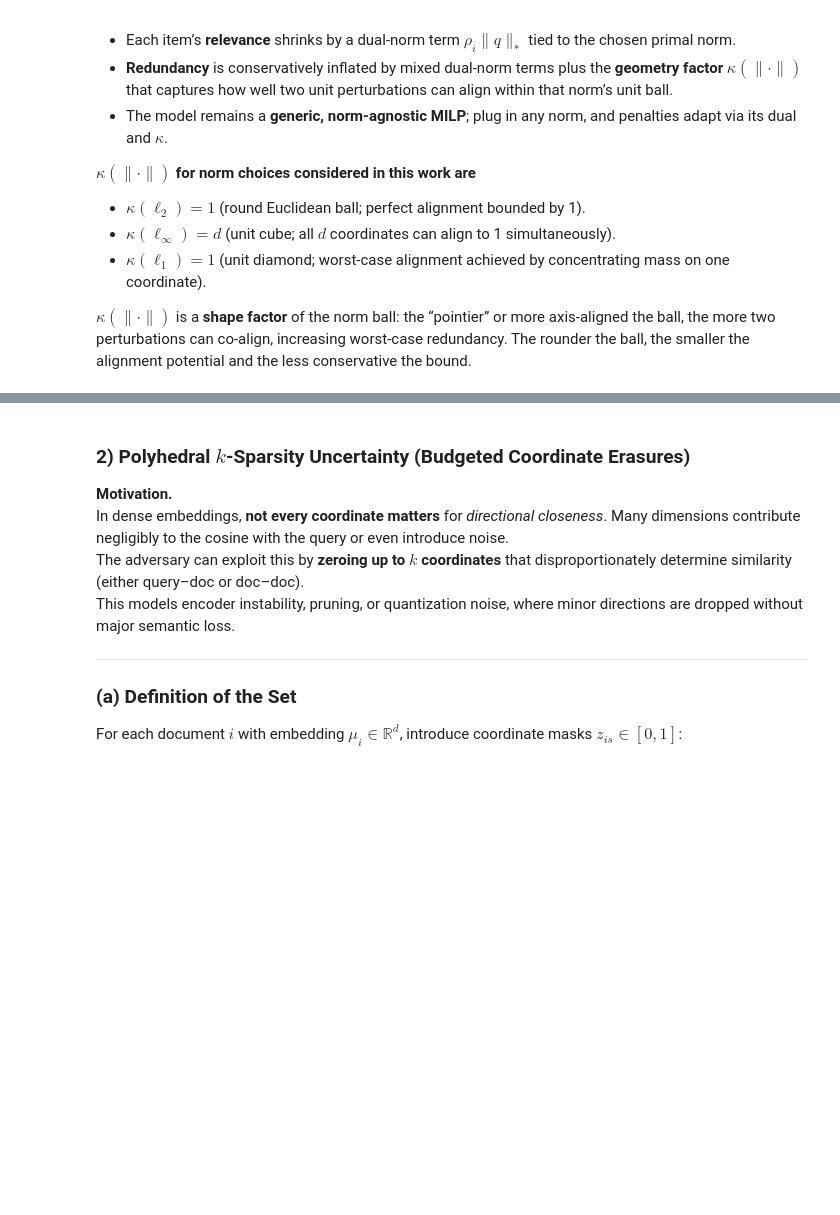
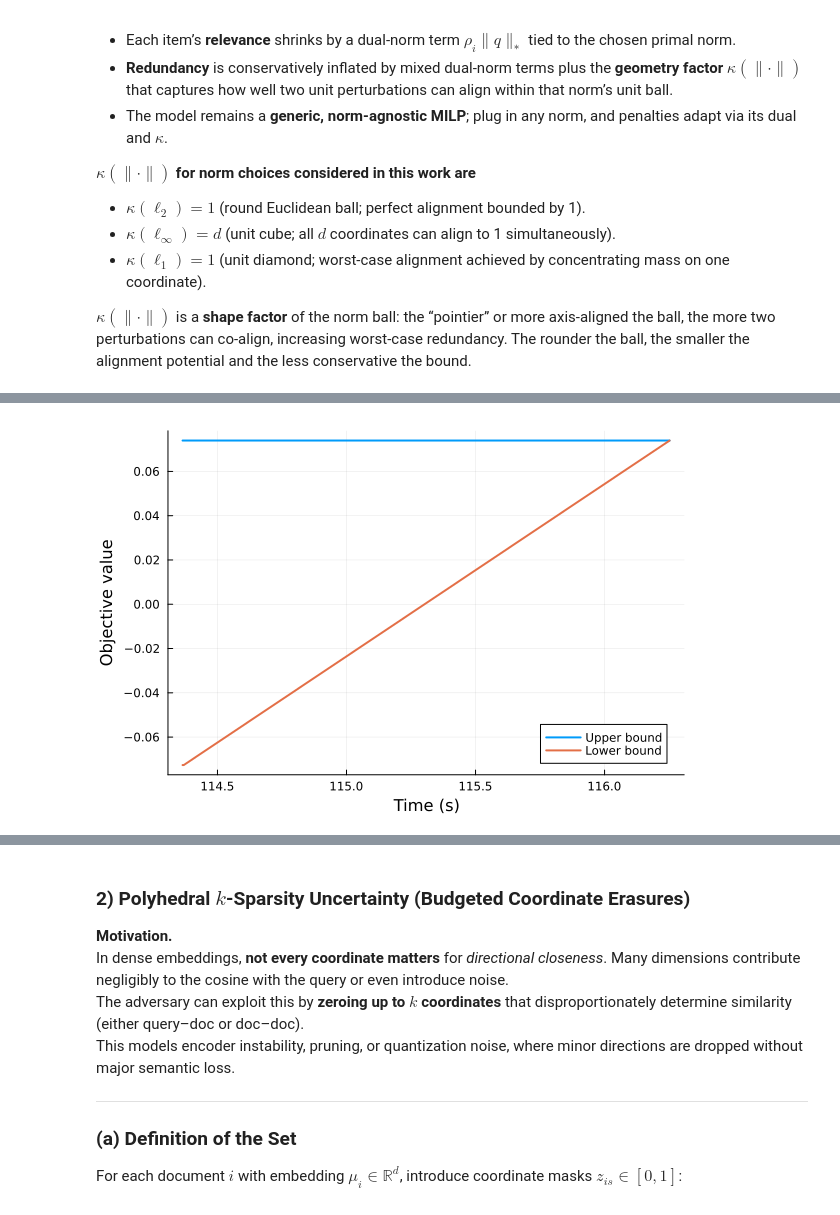
Before and after one commit to kbzh2558/robustness_view_of_rag, a Jupyter notebook: robust_rag.ipynb, the cells around one changed output, grey strips where cells are left out. Drawn from its saved outputs; the diff is of its cells as text; code cells hidden in the pictures; blank space fills up the shorter version.

Commit message:
robust notebook with julia implementation

```diff
--- a/robust_rag.ipynb
+++ b/robust_rag.ipynb
@@ -438,7 +335,0 @@ Pairwise A[i,j] stats (i<j):
-# %%
-q_vec = df_emb_qst[1, "bert-base-uncased"]
-rho_vec = fill(0.0007, nrow(df_emb_doc))
-lambda  =  0.72
-rho_div = 1.0
-
-idx, model, prog = norm_based_robust_retrieval(df_emb_doc, "bert-base-uncased", q_vec, rho_vec, lambda, rho_div; norm_type=:l1);
@@ -447,0 +459,23 @@ Academic license - for non-commercial use only - expires 2026-08-15
+# %%
+q_vec = df_emb_qst[1, "bert-base-uncased"]
+rho_vec = fill(0.02, nrow(df_emb_doc))
+lambda  =  0.72
+rho_div = 0.9
+
+selected, model, ub_all, lb_all, time_all =
+    norm_based_robust_retrieval(df_emb_doc, "bert-base-uncased", q_vec, rho_vec, lambda, rho_div;
+                                norm_type = :l1, record_progress = true)
+
+
+# UB/LB vs time (analog of Benders MP_time + SP_time cumulative)
+plot(time_all, ub_all,
+     label = "Upper bound",
+     xlabel = "Time (s)",
+     ylabel = "Objective value",
+     lw = 2)
+
+plot!(time_all, lb_all,
+      label = "Lower bound",
+      lw = 2)
+# %% [output]
+[figure, added]
```
Also changed, not shown: parts of 22 cells of this notebook.
